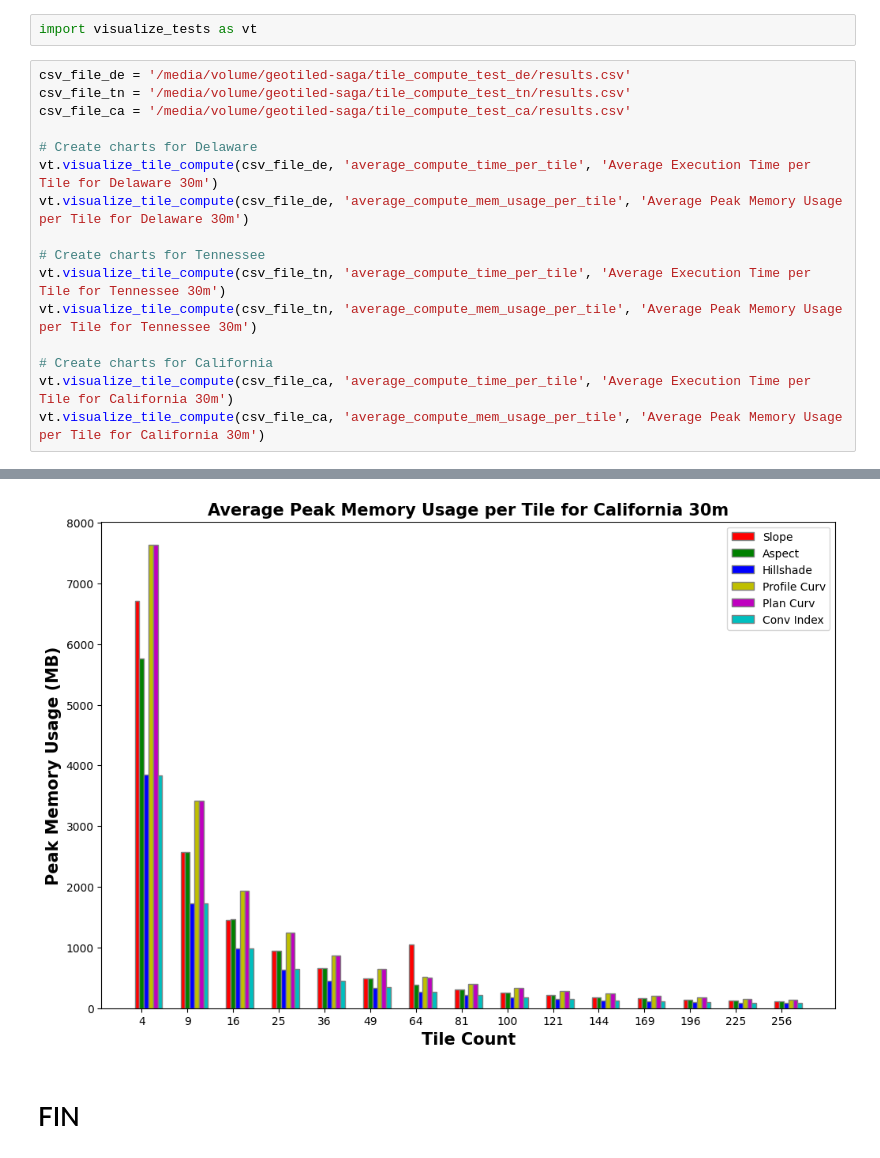
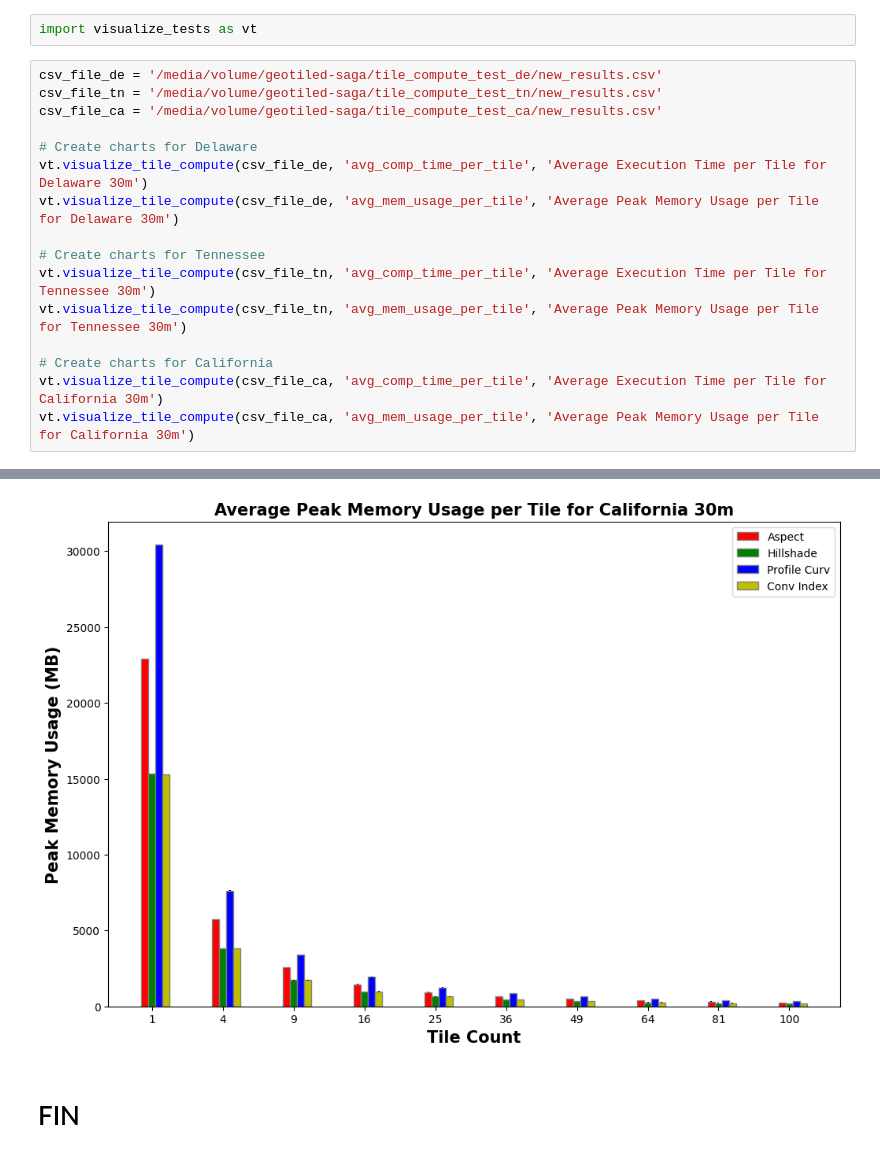
Before and after one commit to TauferLab/GEOtiled, a Jupyter notebook: saga/Visualize_Tests.ipynb, the cells around one changed output, grey strips where cells are left out. Drawn from its saved outputs; the diff is of its cells as text.

```diff
--- a/saga/Visualize_Tests.ipynb
+++ b/saga/Visualize_Tests.ipynb
@@ -1,19 +1,19 @@
 # %%
 import visualize_tests as vt
 # %%
-csv_file_de = '/media/volume/geotiled-saga/tile_compute_test_de/results.csv'
-csv_file_tn = '/media/volume/geotiled-saga/tile_compute_test_tn/results.csv'
-csv_file_ca = '/media/volume/geotiled-saga/tile_compute_test_ca/results.csv'
+csv_file_de = '/media/volume/geotiled-saga/tile_compute_test_de/new_results.csv'
+csv_file_tn = '/media/volume/geotiled-saga/tile_compute_test_tn/new_results.csv'
+csv_file_ca = '/media/volume/geotiled-saga/tile_compute_test_ca/new_results.csv'
 
 # Create charts for Delaware
-vt.visualize_tile_compute(csv_file_de, 'average_compute_time_per_tile', 'Average Execution Time per Tile for Delaware 30m')
-vt.visualize_tile_compute(csv_file_de, 'average_compute_mem_usage_per_tile', 'Average Peak Memory Usage per Tile for Delaware 30m')
+vt.visualize_tile_compute(csv_file_de, 'avg_comp_time_per_tile', 'Average Execution Time per Tile for Delaware 30m')
+vt.visualize_tile_compute(csv_file_de, 'avg_mem_usage_per_tile', 'Average Peak Memory Usage per Tile for Delaware 30m')
 
 # Create charts for Tennessee
-vt.visualize_tile_compute(csv_file_tn, 'average_compute_time_per_tile', 'Average Execution Time per Tile for Tennessee 30m')
-vt.visualize_tile_compute(csv_file_tn, 'average_compute_mem_usage_per_tile', 'Average Peak Memory Usage per Tile for Tennessee 30m')
+vt.visualize_tile_compute(csv_file_tn, 'avg_comp_time_per_tile', 'Average Execution Time per Tile for Tennessee 30m')
+vt.visualize_tile_compute(csv_file_tn, 'avg_mem_usage_per_tile', 'Average Peak Memory Usage per Tile for Tennessee 30m')
 
 # Create charts for California
-vt.visualize_tile_compute(csv_file_ca, 'average_compute_time_per_tile', 'Average Execution Time per Tile for California 30m')
-vt.visualize_tile_compute(csv_file_ca, 'average_compute_mem_usage_per_tile', 'Average Peak Memory Usage per Tile for California 30m')
+vt.visualize_tile_compute(csv_file_ca, 'avg_comp_time_per_tile', 'Average Execution Time per Tile for California 30m')
+vt.visualize_tile_compute(csv_file_ca, 'avg_mem_usage_per_tile', 'Average Peak Memory Usage per Tile for California 30m')
 # %% [output]
@@ -25,3 +25,3 @@ vt.visualize_tile_compute(csv_file_ca, 'average_compute_mem_usage_per_tile', 'Av
-[figure, old version]
+[figure, new version]
 # %% [markdown]
 # FIN
```
Also changed, not shown: parts of 1 cell of this notebook, 4 other files.
